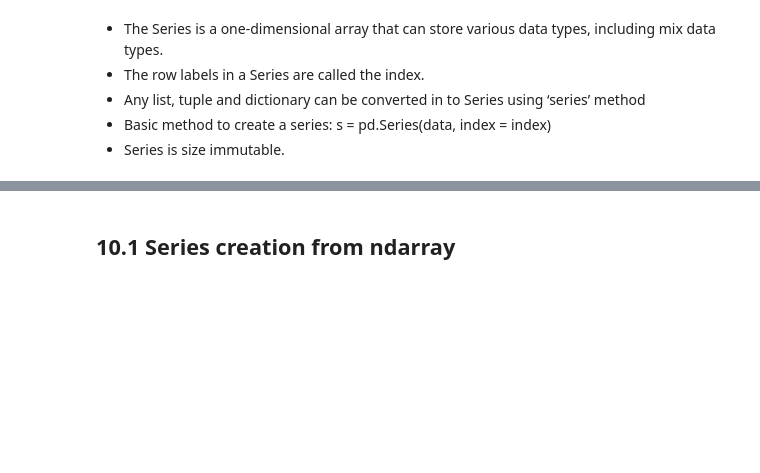
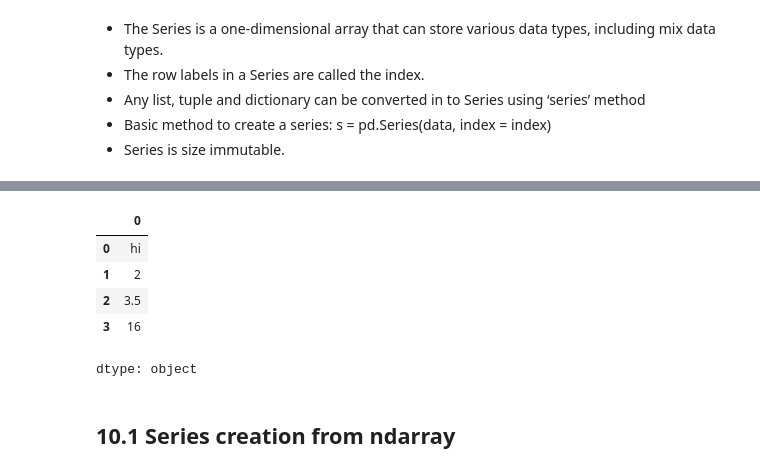
Before and after one commit to yuukionna022/Week1---Intro-to-Python, a Jupyter notebook: Introduction_to_Python.ipynb, the cells around one changed output, grey strips where cells are left out. Saved outputs shown, nothing was run; the diff lists cells and outputs as text; code cells hidden in the pictures; blank space fills up the shorter version.

```diff
--- a/Introduction_to_Python.ipynb
+++ b/Introduction_to_Python.ipynb
@@ -992,4 +1033,16 @@ s
 dtype: object
+# %%
+#added example number 16
+import pandas as pd
+test = pd.Series(["hi", 2, 3.5, 4**2])
+test
+# %% [output]
+|  | 0 |
+| 0 | hi |
+| 1 | 2 |
+| 2 | 3.5 |
+| 3 | 16 |
+dtype: object
 # %% [markdown]
 ## 10.1 Series creation from ndarray
 # %% [markdown]
```
Also changed, not shown: parts of 15 cells of this notebook.
